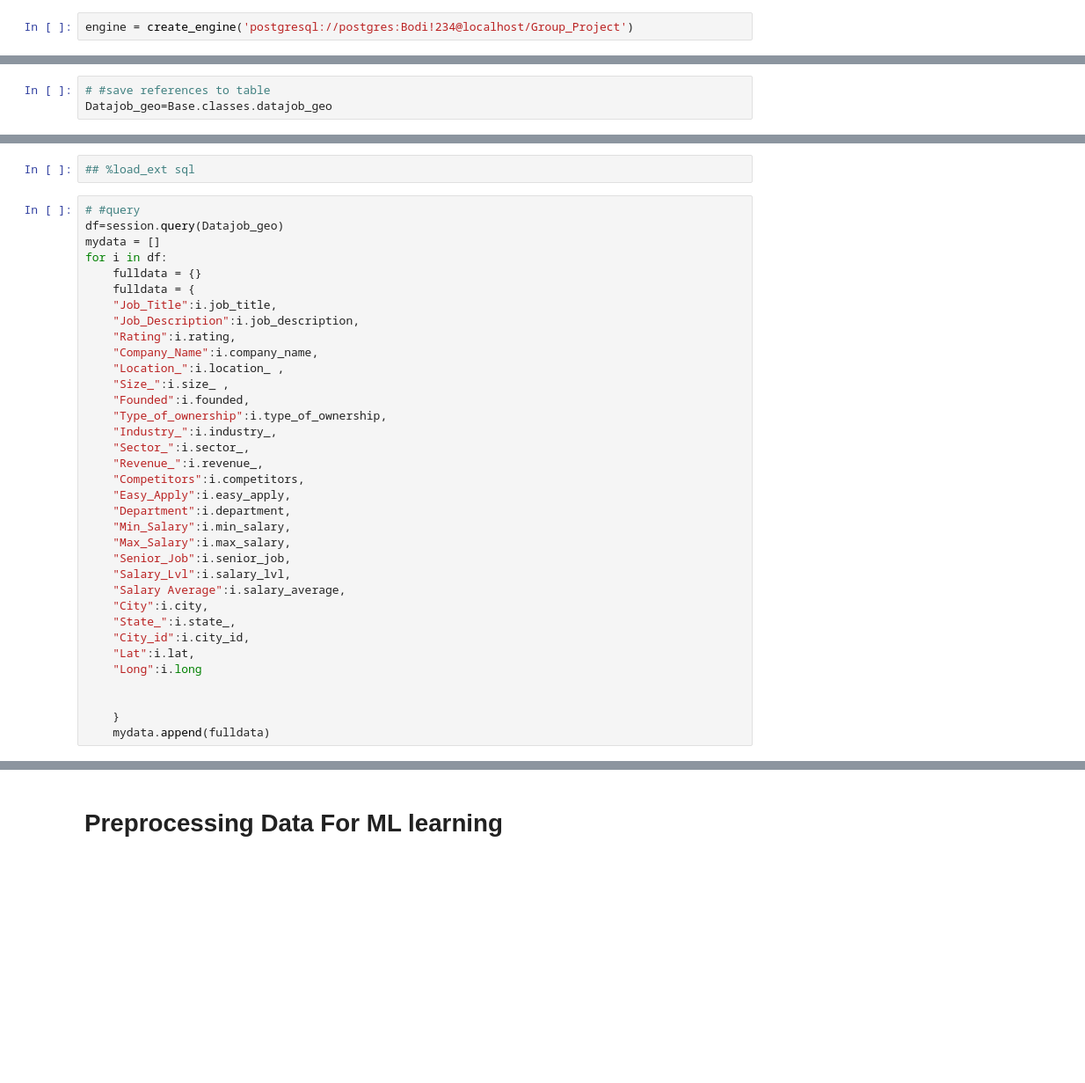
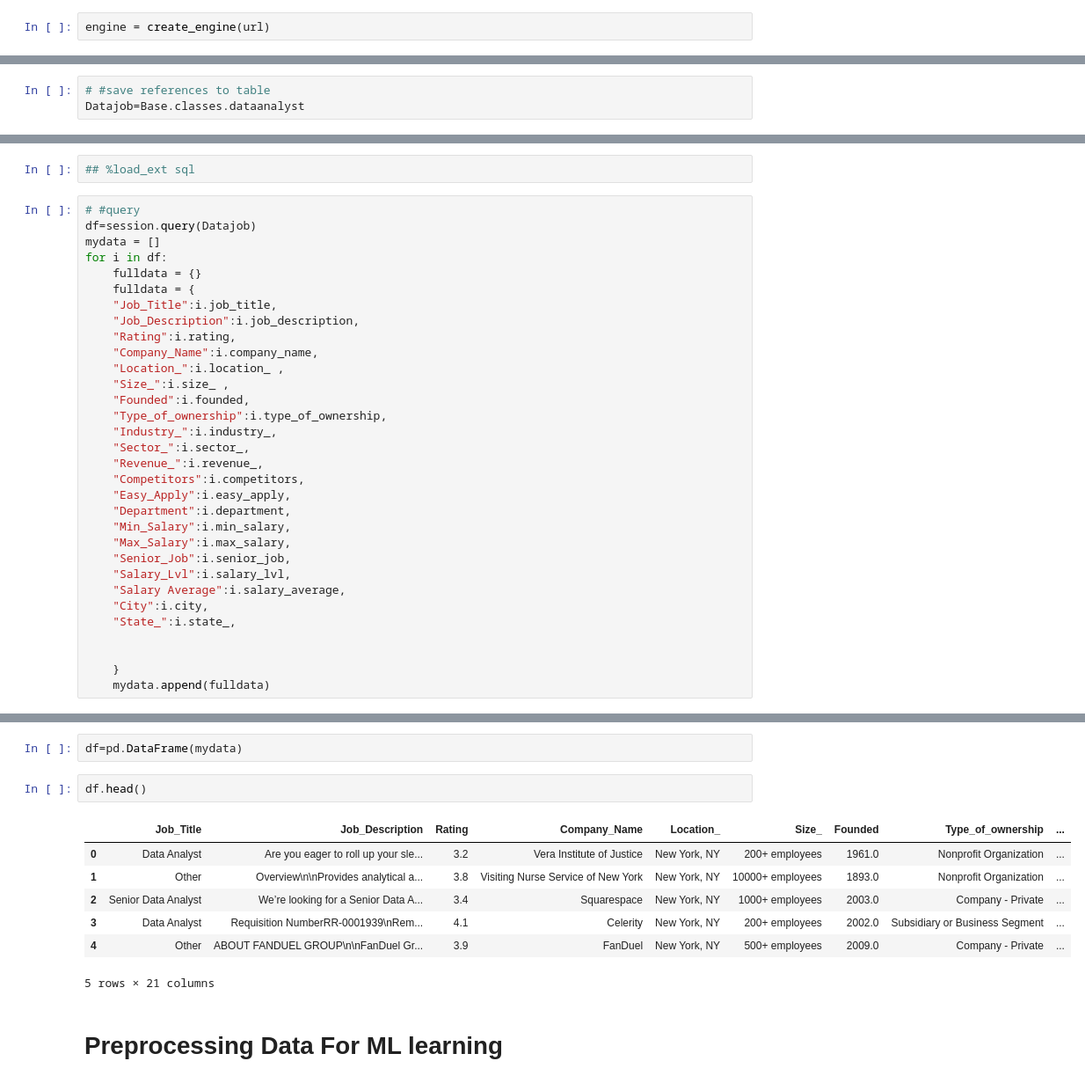
Before and after one commit to mjrotter4445/Psycho_Data_Squad_1, a Jupyter notebook: MachineLearning/ml_test_2copybu.ipynb, the cells around one changed output, grey strips where cells are left out. Shown at 88% size. Saved outputs shown, nothing was run; the diff lists cells and outputs as text; blank space fills up the shorter version.

```diff
--- a/MachineLearning/ml_test_2copybu.ipynb
+++ b/MachineLearning/ml_test_2copybu.ipynb
@@ -19,5 +21,5 @@ from sqlalchemy import create_engine, func
 # %%
-engine = create_engine('postgresql://postgres:Bodi!234@localhost/Group_Project')
+engine = create_engine(url)
 # %%
 Base=automap_base()
 # %%
@@ -29,6 +31,6 @@ Base.classes.keys()
 # %%
 # #save references to table
-Datajob_geo=Base.classes.datajob_geo
+Datajob=Base.classes.dataanalyst
 # %%
 # #create session link from python to DB
 session = Session(engine)
@@ -38,7 +40,7 @@ session = Session(engine)
 ## %load_ext sql
 # %%
 # #query
-df=session.query(Datajob_geo)
+df=session.query(Datajob)
 mydata = []
 for i in df:
     fulldata = {}
@@ -64,9 +66,6 @@ for i in df:
     "Salary Average":i.salary_average,
     "City":i.city,
     "State_":i.state_,
-    "City_id":i.city_id,
-    "Lat":i.lat,
-    "Long":i.long
 
 
     }
@@ -74,3 +93,15 @@ for i in df:
+# %%
+df=pd.DataFrame(mydata)
+# %%
+df.head()
+# %% [output]
+|  | Job_Title | Job_Description | Rating | Company_Name | Location_ | Size_ | Founded | Type_of_ownership | ... |
+| 0 | Data Analyst | Are you eager to roll up your sle... | 3.2 | Vera Institute of Justice | New York, NY | 200+ employees | 1961.0 | Nonprofit Organization | ... |
+| 1 | Other | Overview\n\nProvides analytical a... | 3.8 | Visiting Nurse Service of New York | New York, NY | 10000+ employees | 1893.0 | Nonprofit Organization | ... |
+| 2 | Senior Data Analyst | We’re looking for a Senior Data A... | 3.4 | Squarespace | New York, NY | 1000+ employees | 2003.0 | Company - Private | ... |
+| 3 | Data Analyst | Requisition NumberRR-0001939\nRem... | 4.1 | Celerity | New York, NY | 200+ employees | 2002.0 | Subsidiary or Business Segment | ... |
+| 4 | Other | ABOUT FANDUEL GROUP\n\nFanDuel Gr... | 3.9 | FanDuel | New York, NY | 500+ employees | 2009.0 | Company - Private | ... |
+5 rows × 21 columns
 # %% [markdown]
 # Preprocessing Data For ML learning
 # %%
```
Also changed, not shown: parts of 7 cells of this notebook.
